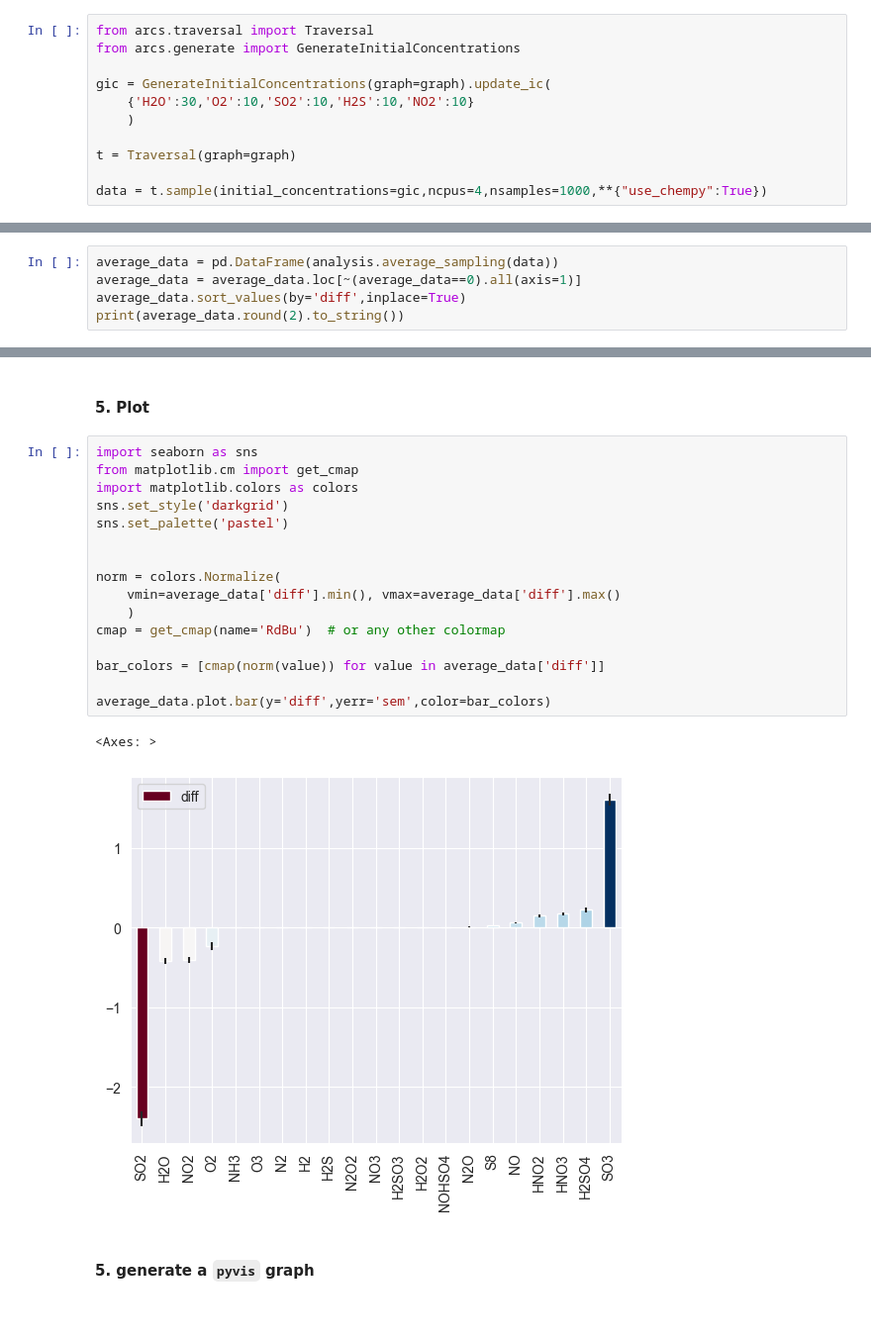
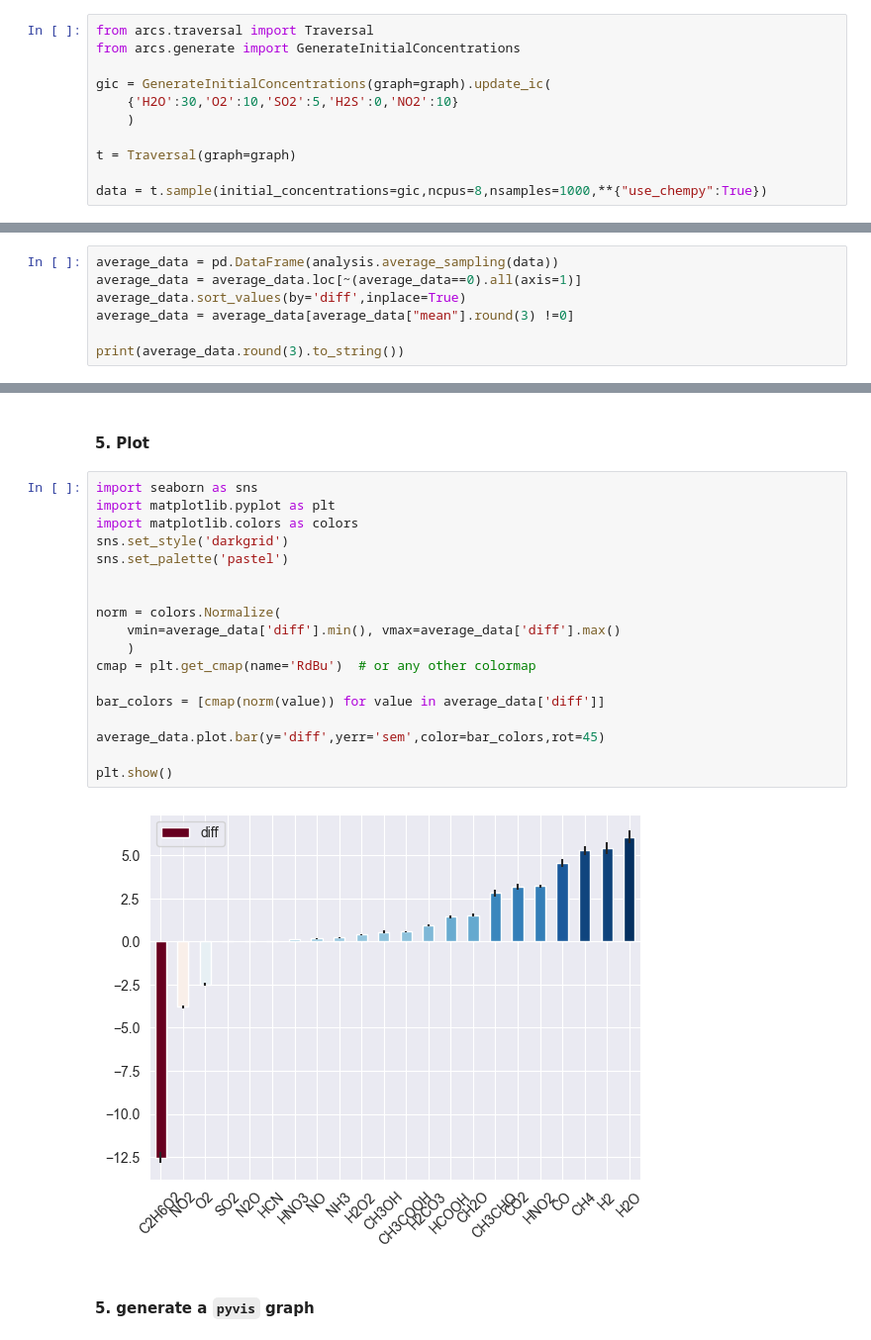
Before and after one commit to badw/arcs, a Jupyter notebook: examples/example_run_arcs.ipynb, the cells around one changed output, grey strips where cells are left out. Shown at 99% size. Drawn from its saved outputs; the diff is of its cells as text; blank space fills up the shorter version.

```diff
--- a/examples/example_run_arcs.ipynb
+++ b/examples/example_run_arcs.ipynb
@@ -17,12 +17,12 @@ from arcs.traversal import Traversal
 from arcs.generate import GenerateInitialConcentrations
 
 gic = GenerateInitialConcentrations(graph=graph).update_ic(
-    {'H2O':30,'O2':10,'SO2':10,'H2S':10,'NO2':10}
+    {'H2O':30,'O2':10,'SO2':5,'H2S':0,'NO2':10}
     )
 
 t = Traversal(graph=graph)
 
-data = t.sample(initial_concentrations=gic,ncpus=4,nsamples=1000,**{"use_chempy":True})
+data = t.sample(initial_concentrations=gic,ncpus=8,nsamples=1000,**{"use_chempy":True})
 # %% [markdown]
 #### 3. generate reaction statistics
 # %%
@@ -56,5 +56,7 @@ dtype: int64
 average_data = pd.DataFrame(analysis.average_sampling(data))
 average_data = average_data.loc[~(average_data==0).all(axis=1)]
 average_data.sort_values(by='diff',inplace=True)
-print(average_data.round(2).to_string())
+average_data = average_data[average_data["mean"].round(3) !=0]
+
+print(average_data.round(3).to_string())
 # %% [output]
@@ -79,23 +81,24 @@ SO3         0.0   1.60  1.60  0.07  3.26  10.61
 #### 5. Plot
 # %%
 import seaborn as sns
-from matplotlib.cm import get_cmap
+import matplotlib.pyplot as plt
 import matplotlib.colors as colors
 sns.set_style('darkgrid')
 sns.set_palette('pastel')
 
 
 norm = colors.Normalize(
     vmin=average_data['diff'].min(), vmax=average_data['diff'].max()
     )
-cmap = get_cmap(name='RdBu')  # or any other colormap
+cmap = plt.get_cmap(name='RdBu')  # or any other colormap
 
 bar_colors = [cmap(norm(value)) for value in average_data['diff']]
 
-average_data.plot.bar(y='diff',yerr='sem',color=bar_colors)
+average_data.plot.bar(y='diff',yerr='sem',color=bar_colors,rot=45)
+
+plt.show()
 # %% [output]
-<Axes: >
-[figure, old version]
+[figure, new version]
 # %% [markdown]
 #### 5. generate a `pyvis` graph
 # %%
```
Also changed, not shown: parts of 3 cells of this notebook, 18 other files.
